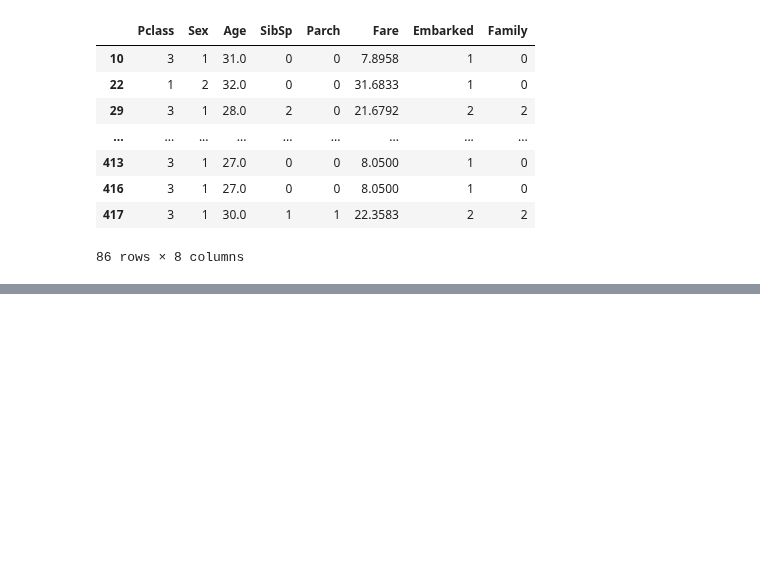
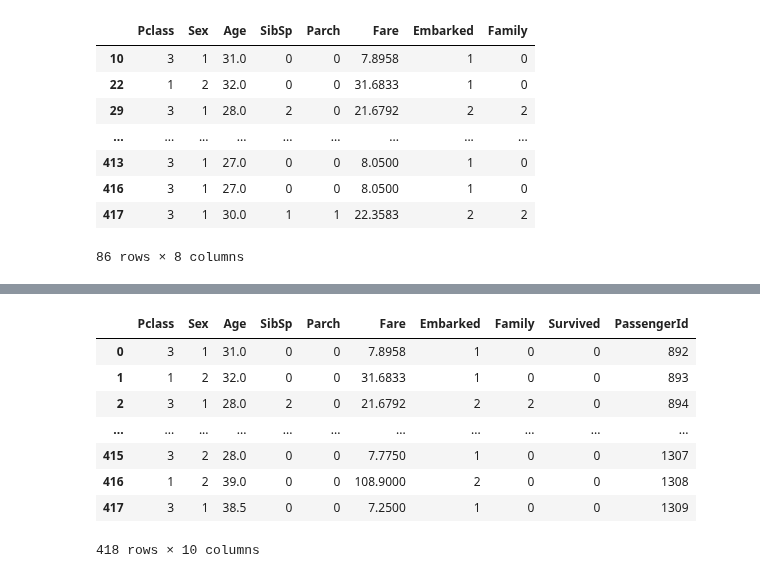
Before and after one commit to yunmokoo/Kaggle_Testing, a Jupyter notebook: titanic-2023-08-06.ipynb, the cells around one changed output, grey strips where cells are left out. Drawn from its saved outputs; the diff is of its cells as text; code cells hidden in the pictures; blank space fills up the shorter version.

```diff
--- a/titanic-2023-08-06.ipynb
+++ b/titanic-2023-08-06.ipynb
@@ -617,2 +624,2 @@ merged_test
 # %%
-y_pred_surv = model.predict(df_test_ageNa)
+y_pred_surv = model.predict(merged_df_surv)
@@ -623,2 +652,2 @@ y_pred_surv.shape
 # %%
-df_test_ageNa.loc[:, 'Survived'] = y_pred_surv
+merged_df_surv.loc[:, 'Survived'] = y_pred_surv
@@ -646,0 +666,3 @@ NameError: name 'test_passenger_ids' is not defined
+# %%
+merged_pass = merged_pass.sort_values(by='PassengerId', ascending=True)
+merged_pass = merged_pass.reset_index(drop=True)
@@ -646,0 +681,14 @@ NameError: name 'test_passenger_ids' is not defined
+# %%
+final = pd.concat([merged_df_surv, merged_pass], axis=1)
+
+final
+# %% [output]
+|  | Pclass | Sex | Age | SibSp | Parch | Fare | Embarked | Family | Survived | PassengerId |
+| 0 | 3 | 1 | 31.0 | 0 | 0 | 7.8958 | 1 | 0 | 0 | 892 |
+| 1 | 1 | 2 | 32.0 | 0 | 0 | 31.6833 | 1 | 0 | 0 | 893 |
+| 2 | 3 | 1 | 28.0 | 2 | 0 | 21.6792 | 2 | 2 | 0 | 894 |
+| ... | ... | ... | ... | ... | ... | ... | ... | ... | ... | ... |
+| 415 | 3 | 2 | 28.0 | 0 | 0 | 7.7750 | 1 | 0 | 0 | 1307 |
+| 416 | 1 | 2 | 39.0 | 0 | 0 | 108.9000 | 2 | 0 | 0 | 1308 |
+| 417 | 3 | 1 | 38.5 | 0 | 0 | 7.2500 | 1 | 0 | 0 | 1309 |
+418 rows × 10 columns
```
Also changed, not shown: parts of 22 cells of this notebook.
